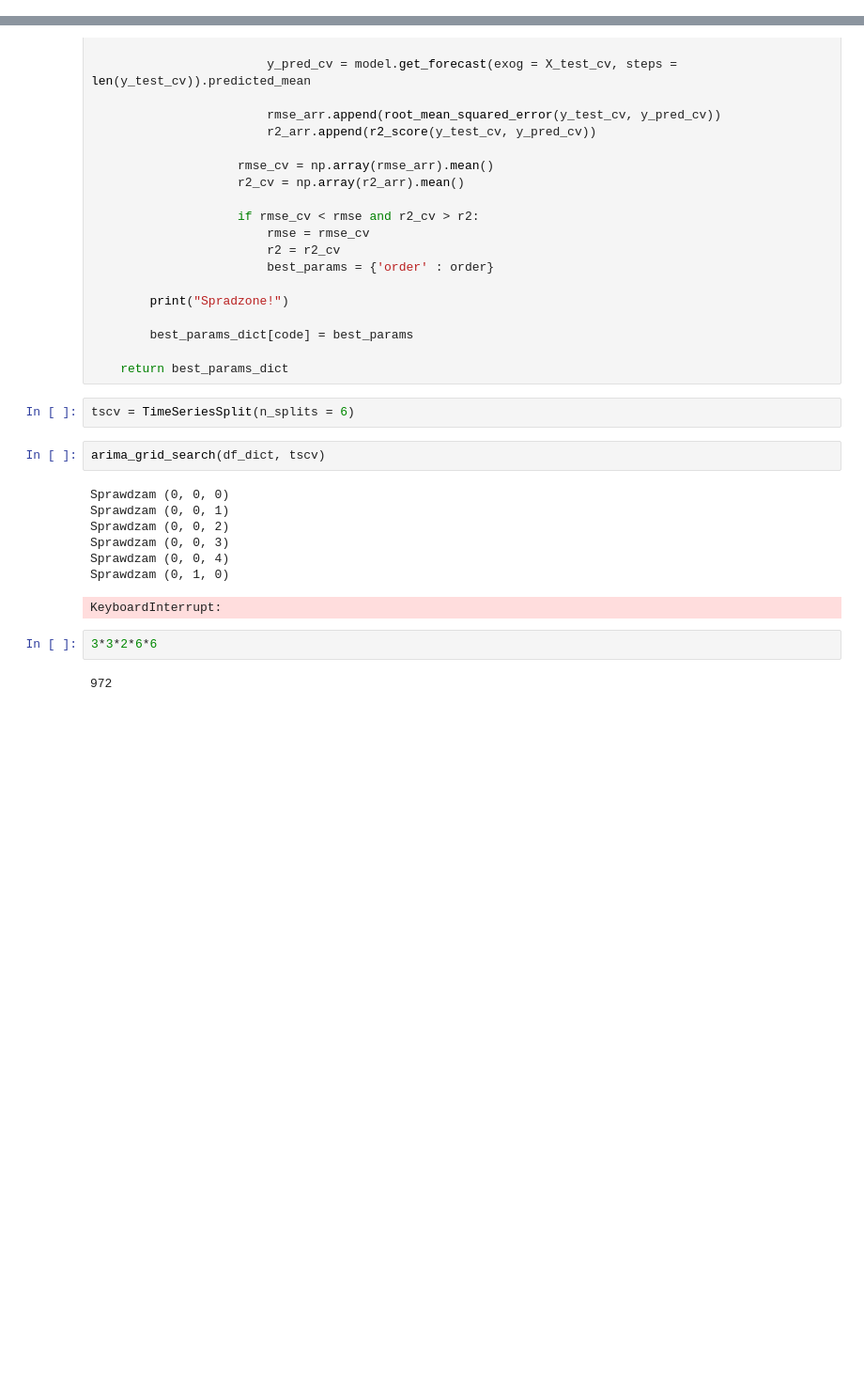
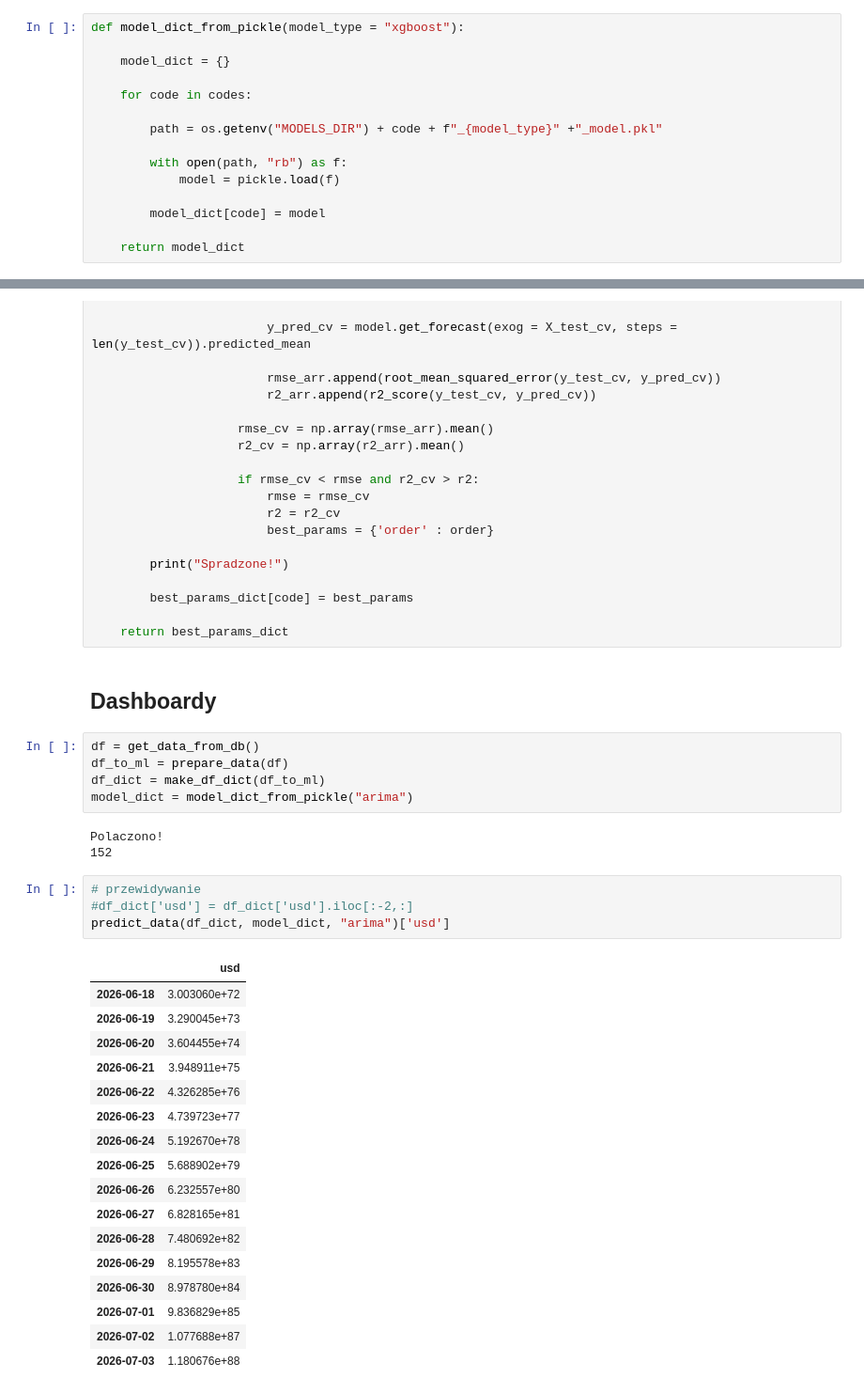
Before and after one commit to dradamm8/ExchangeRatesAnalysis, a Jupyter notebook: notebooks/projekt.ipynb, the cells around one changed output, grey strips where cells are left out. Shown at 94% size. Cells and saved outputs as stored; diff of their text form; blank space fills up the shorter version.

```diff
--- a/notebooks/projekt.ipynb
+++ b/notebooks/projekt.ipynb
@@ -452,6 +479,21 @@ huf_df = get_features(df_scaled, "huf")
 uah__df = get_features(df_scaled, "uah")
 jpy_df = get_features(df_scaled, "jpy")
 czk_df = get_features(df_scaled, "czk")
+# %%
+def model_dict_from_pickle(model_type = "xgboost"):
+
+    model_dict = {}
+
+    for code in codes:
+
+        path = os.getenv("MODELS_DIR") + code + f"_{model_type}" +"_model.pkl"
+
+        with open(path, "rb") as f:
+            model = pickle.load(f)
+
+        model_dict[code] = model
+
+    return model_dict
 # %%
 df = get_data_from_db()
 df_to_ml = prepare_data(df)
@@ -1261,19 +1099,35 @@ def arima_grid_search(df_dict, cv):
         best_params_dict[code] = best_params
 
     return best_params_dict
-# %%
-tscv = TimeSeriesSplit(n_splits = 6)
-# %%
-arima_grid_search(df_dict, tscv)
-# %% [output]
-Sprawdzam (0, 0, 0)
-Sprawdzam (0, 0, 1)
-Sprawdzam (0, 0, 2)
-Sprawdzam (0, 0, 3)
-Sprawdzam (0, 0, 4)
-Sprawdzam (0, 1, 0)
-KeyboardInterrupt:
-# %%
-3*3*2*6*6
-# %% [output]
-972
+# %% [markdown]
+## Dashboardy
+# %%
+df = get_data_from_db()
+df_to_ml = prepare_data(df)
+df_dict = make_df_dict(df_to_ml)
+model_dict = model_dict_from_pickle("arima")
+# %% [output]
+Polaczono!
+152
+# %%
+# przewidywanie
+#df_dict['usd'] = df_dict['usd'].iloc[:-2,:]
+predict_data(df_dict, model_dict, "arima")['usd']
+# %% [output]
+|  | usd |
+| 2026-06-18 | 3.003060e+72 |
+| 2026-06-19 | 3.290045e+73 |
+| 2026-06-20 | 3.604455e+74 |
+| 2026-06-21 | 3.948911e+75 |
+| 2026-06-22 | 4.326285e+76 |
+| 2026-06-23 | 4.739723e+77 |
+| 2026-06-24 | 5.192670e+78 |
+| 2026-06-25 | 5.688902e+79 |
+| 2026-06-26 | 6.232557e+80 |
+| 2026-06-27 | 6.828165e+81 |
+| 2026-06-28 | 7.480692e+82 |
+| 2026-06-29 | 8.195578e+83 |
+| 2026-06-30 | 8.978780e+84 |
+| 2026-07-01 | 9.836829e+85 |
+| 2026-07-02 | 1.077688e+87 |
+| 2026-07-03 | 1.180676e+88 |
```
Also changed, not shown: parts of 52 cells of this notebook.
